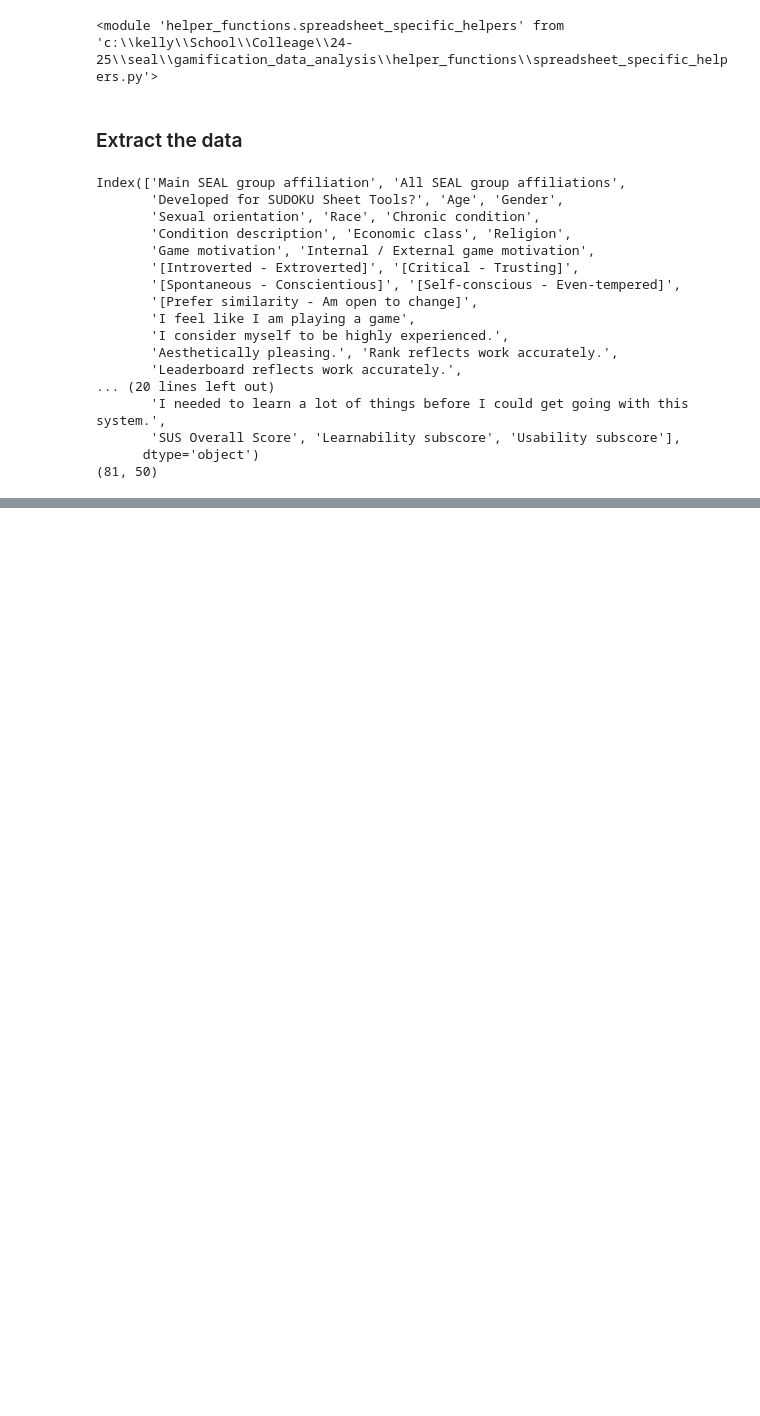
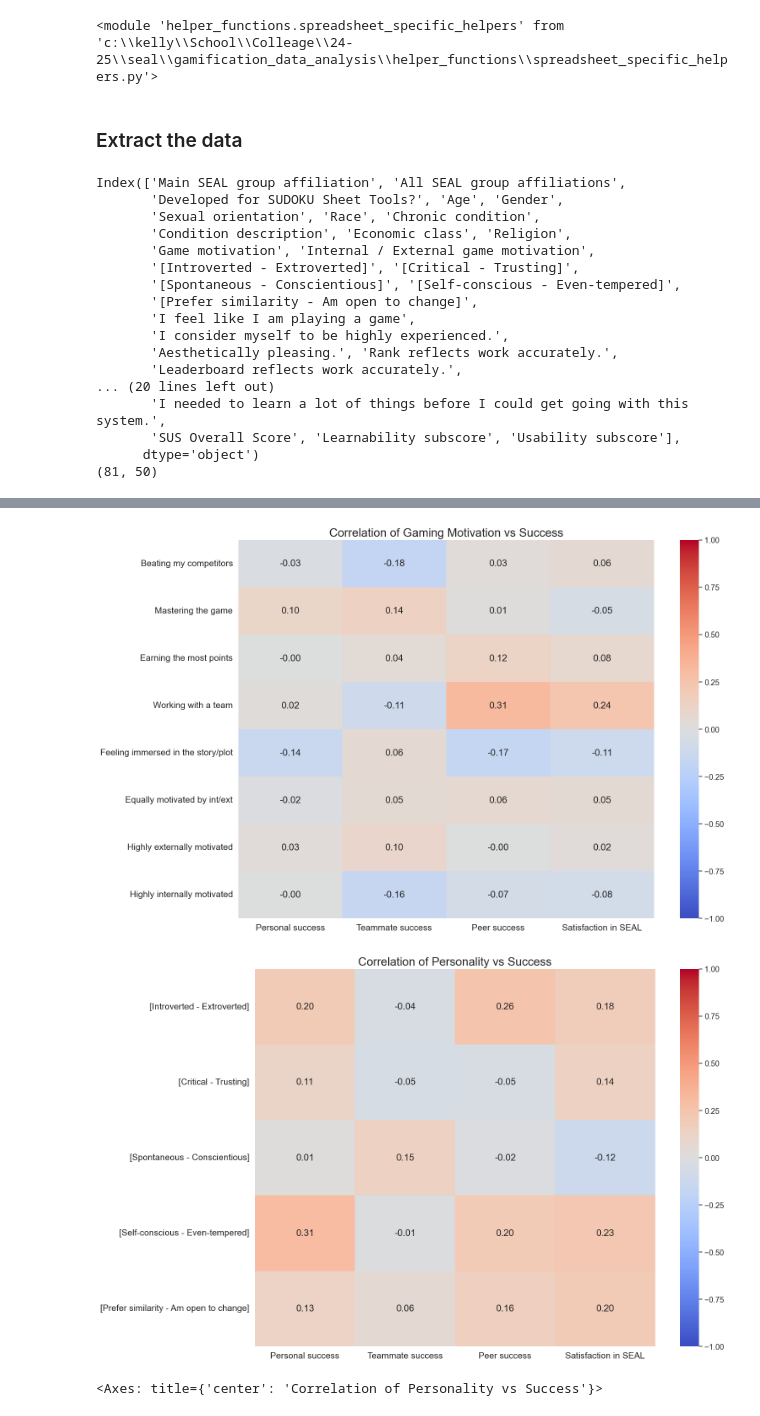
Before and after one commit to blobgoat/gamification_data_analysis, a Jupyter notebook: model.ipynb, the cells around one changed output, grey strips where cells are left out. Cells and saved outputs as stored; diff of their text form; code cells hidden in the pictures; blank space fills up the shorter version.

```diff
--- a/model.ipynb
+++ b/model.ipynb
@@ -524,2 +527,17 @@ inspect_correlation_separate(motivation_processed, x_data[X_PERSONALITY_COLS[1:]
+# %%
+# see data correlation
+search =  MOTIVATION_COLS + ["Internal / External game motivation"]
+gaming_motivation = x_data.loc[:, x_data.columns.str.contains('|'.join(search))]
+# full set gamer motivation vs y values
+motivation_labels = ["Beating my competitors", "Mastering the game", "Earning the most points", "Working with a team",
+                     "Feeling immersed in the story/plot", "Equally motivated by int/ext", "Highly externally motivated", "Highly internally motivated"]
+inspect_correlation_separate(gaming_motivation, y_data, "Correlation of Gaming Motivation vs Success", "Success Values", "Gaming Motivation", motivation_labels)
+# full set personality vs y values
+personality = x_data[X_PERSONALITY_COLS[1:]]
+inspect_correlation_separate( personality,y_data,"Correlation of Personality vs Success",  "Success Values", "Personality", None)
+# %% [output]
+[figure, added]
+[figure, added]
+<Axes: title={'center': 'Correlation of Personality vs Success'}>
 # %%
 # linear models using different sets of data
```
Also changed, not shown: parts of 14 cells of this notebook.
